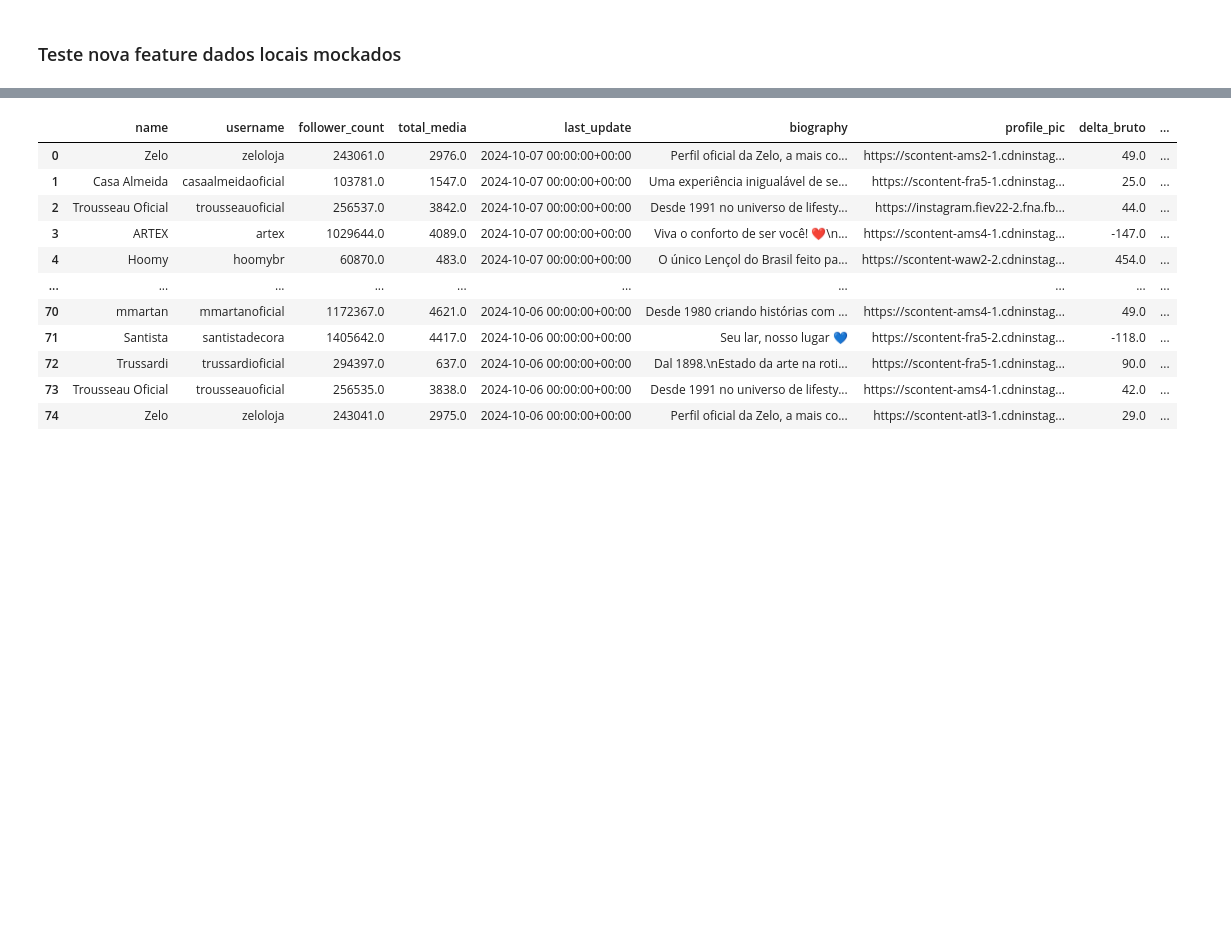
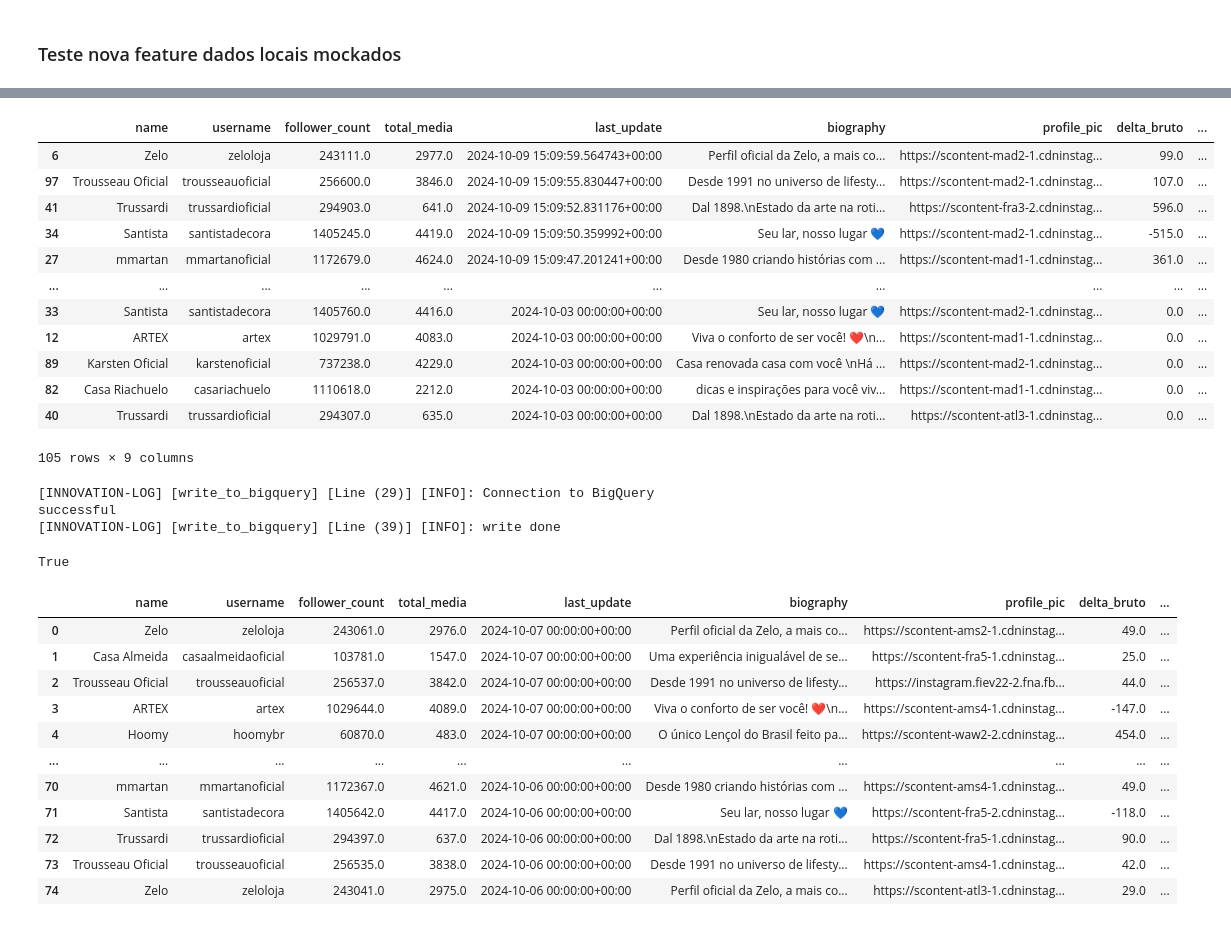
Before and after one commit to AmmoJailton/kpi-indicadores2, a Jupyter notebook: notebooks/discovery_instagram_api.ipynb, the cells around one changed output, grey strips where cells are left out. Cells and saved outputs as stored; diff of their text form; code cells hidden in the pictures; blank space fills up the shorter version.

```diff
--- a/notebooks/discovery_instagram_api.ipynb
+++ b/notebooks/discovery_instagram_api.ipynb
@@ -1453,3 +1463,27 @@ current_dataset.columns.to_list()
+# %%
+df_n = current_dataset.copy()
+df_n['delta_porcentagem'] = df_n['delta_porcentagem'] / 100
+df_n
+# %% [output]
+|  | name | username | follower_count | total_media | last_update | biography | profile_pic | delta_bruto | ... |
+| 6 | Zelo | zeloloja | 243111.0 | 2977.0 | 2024-10-09 15:09:59.564743+00:00 | Perfil oficial da Zelo, a mais co... | https://scontent-mad2-1.cdninstag... | 99.0 | ... |
+| 97 | Trousseau Oficial | trousseauoficial | 256600.0 | 3846.0 | 2024-10-09 15:09:55.830447+00:00 | Desde 1991 no universo de lifesty... | https://scontent-mad2-1.cdninstag... | 107.0 | ... |
+| 41 | Trussardi | trussardioficial | 294903.0 | 641.0 | 2024-10-09 15:09:52.831176+00:00 | Dal 1898.\nEstado da arte na roti... | https://scontent-fra3-2.cdninstag... | 596.0 | ... |
+| 34 | Santista | santistadecora | 1405245.0 | 4419.0 | 2024-10-09 15:09:50.359992+00:00 | Seu lar, nosso lugar 💙 | https://scontent-mad2-1.cdninstag... | -515.0 | ... |
+| 27 | mmartan | mmartanoficial | 1172679.0 | 4624.0 | 2024-10-09 15:09:47.201241+00:00 | Desde 1980 criando histórias com ... | https://scontent-mad1-1.cdninstag... | 361.0 | ... |
+| ... | ... | ... | ... | ... | ... | ... | ... | ... | ... |
+| 33 | Santista | santistadecora | 1405760.0 | 4416.0 | 2024-10-03 00:00:00+00:00 | Seu lar, nosso lugar 💙 | https://scontent-mad2-1.cdninstag... | 0.0 | ... |
+| 12 | ARTEX | artex | 1029791.0 | 4083.0 | 2024-10-03 00:00:00+00:00 | Viva o conforto de ser você! ❤️\n... | https://scontent-mad1-1.cdninstag... | 0.0 | ... |
+| 89 | Karsten Oficial | karstenoficial | 737238.0 | 4229.0 | 2024-10-03 00:00:00+00:00 | Casa renovada casa com você \nHá ... | https://scontent-mad2-1.cdninstag... | 0.0 | ... |
+| 82 | Casa Riachuelo | casariachuelo | 1110618.0 | 2212.0 | 2024-10-03 00:00:00+00:00 | dicas e inspirações para você viv... | https://scontent-mad1-1.cdninstag... | 0.0 | ... |
+| 40 | Trussardi | trussardioficial | 294307.0 | 635.0 | 2024-10-03 00:00:00+00:00 | Dal 1898.\nEstado da arte na roti... | https://scontent-atl3-1.cdninstag... | 0.0 | ... |
+105 rows × 9 columns
+# %%
+manager.save_current_account_history_dataset(source='bigquery', dataset_id='innovation_dataset', table_id='instagram_accounts_history', dataframe=df_n)
+# %% [output]
+[INNOVATION-LOG] [write_to_bigquery] [Line (29)] [INFO]: Connection to BigQuery successful
+[INNOVATION-LOG] [write_to_bigquery] [Line (39)] [INFO]: write done
+True
 # %%
 new_df = manager.update_accounts_history_dataset(current_dataset, account_info_list)
 new_df.sort_values(by=['username','last_update'], ascending=False)
```
Also changed, not shown: parts of 2 cells of this notebook, 1 other file.
